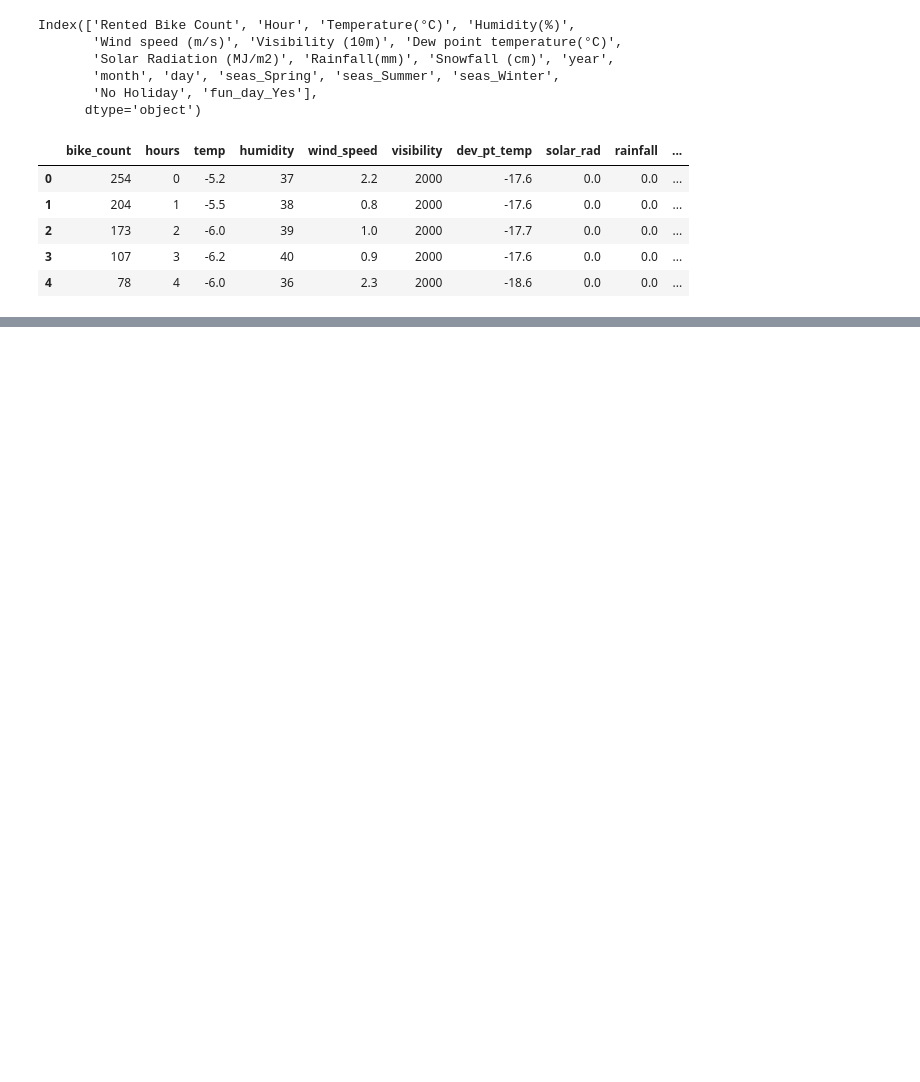
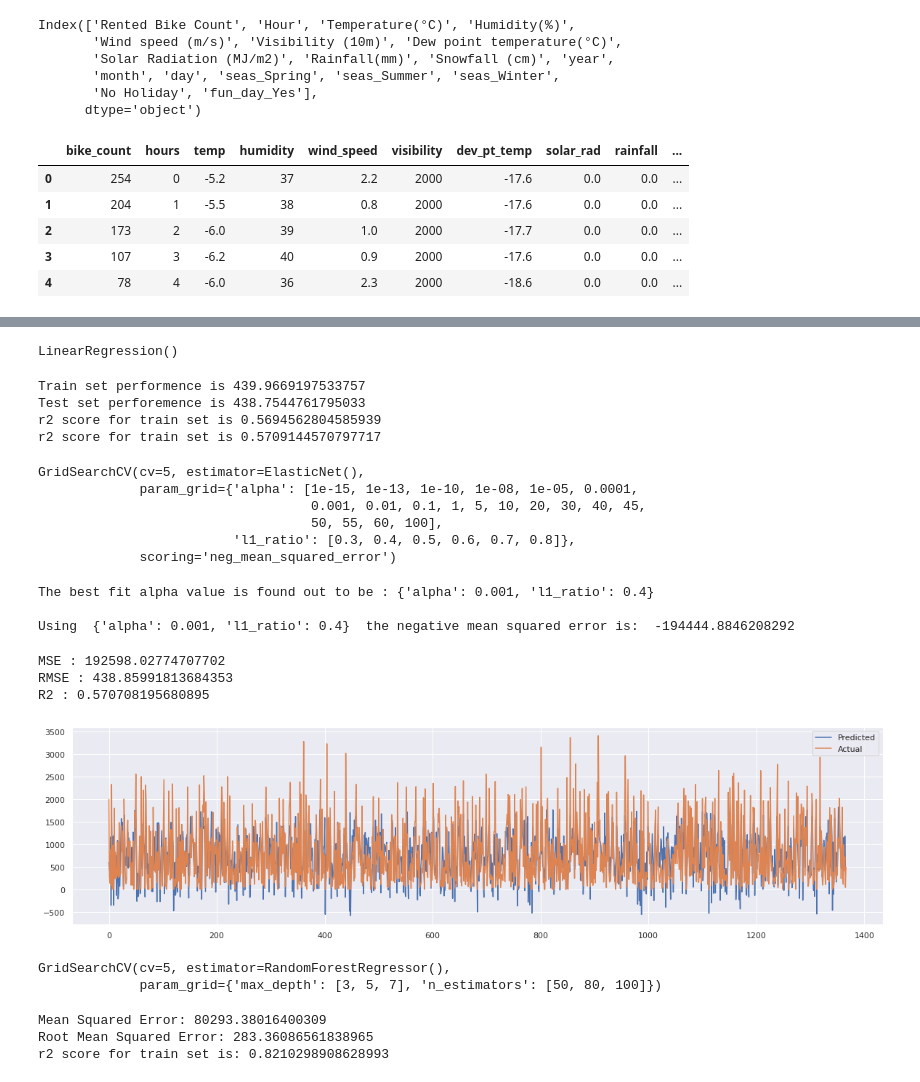
Before and after one commit to handetushar/Bike-Sharing-Demand-Prediction, a Jupyter notebook: Bike_Sharing_Demand_Prediction_Capstone_Project.ipynb, the cells around one changed output, grey strips where cells are left out. Cells and saved outputs as stored; diff of their text form; code cells hidden in the pictures; blank space fills up the shorter version.

```diff
--- a/Bike_Sharing_Demand_Prediction_Capstone_Project.ipynb
+++ b/Bike_Sharing_Demand_Prediction_Capstone_Project.ipynb
@@ -262,0 +297,11 @@ print(X_train.shape, X_test.shape )
+# %%
+# Transforming data
+scaler = StandardScaler()
+X_train = scaler.fit_transform(X_train)
+X_test = scaler.transform(X_test)
+# %%
+#Fitting Multiple Linear Regression to the Training set
+regressor = LinearRegression()
+regressor.fit(X_train, y_train)
+# %% [output]
+LinearRegression()
@@ -262,0 +312,52 @@ print(X_train.shape, X_test.shape )
+# %%
+print(f'Train set performence is {math.sqrt(mean_squared_error(y_train, y_pred_train))}')
+print(f'Test set perforemence is {math.sqrt(mean_squared_error(y_test, y_pred))}')
+print(f'r2 score for train set is {r2_score(y_train, y_pred_train)}')
+print(f'r2 score for train set is {r2_score(y_test, y_pred)}')
+# %% [output]
+Train set performence is 439.9669197533757
+Test set perforemence is 438.7544761795033
+r2 score for train set is 0.5694562804585939
+r2 score for train set is 0.5709144570797717
+# %%
+elastic = ElasticNet()
+parameters = {'alpha': [1e-15,1e-13,1e-10,1e-8,1e-5,1e-4,1e-3,1e-2,1e-1,1,5,10,20,30,40,45,50,55,60,100],'l1_ratio':[0.3,0.4,0.5,0.6,0.7,0.8]}
+elastic_regressor = GridSearchCV(elastic, parameters, scoring='neg_mean_squared_error',cv=5)
+elastic_regressor.fit(X_train, y_train)
+# %% [output]
+GridSearchCV(cv=5, estimator=ElasticNet(),
+             param_grid={'alpha': [1e-15, 1e-13, 1e-10, 1e-08, 1e-05, 0.0001,
+                                   0.001, 0.01, 0.1, 1, 5, 10, 20, 30, 40, 45,
+                                   50, 55, 60, 100],
+                         'l1_ratio': [0.3, 0.4, 0.5, 0.6, 0.7, 0.8]},
+             scoring='neg_mean_squared_error')
+# %%
+y_pred_elastic = elastic_regressor.predict(X_test)
+# %%
+print("The best fit alpha value is found out to be :" ,elastic_regressor.best_params_)
+print("\nUsing ",elastic_regressor.best_params_, " the negative mean squared error is: ", elastic_regressor.best_score_)
+# %% [output]
+The best fit alpha value is found out to be : {'alpha': 0.001, 'l1_ratio': 0.4}
+
+Using  {'alpha': 0.001, 'l1_ratio': 0.4}  the negative mean squared error is:  -194444.8846208292
+# %%
+MSE  = mean_squared_error((y_test), (y_pred_elastic))
+print("MSE :" , MSE)
+
+RMSE = np.sqrt(MSE)
+print("RMSE :" ,RMSE)
+
+r2 = r2_score((y_test), (y_pred_elastic))
+print("R2 :" ,r2)
+# %% [output]
+MSE : 192598.02774707702
+RMSE : 438.85991813684353
+R2 : 0.570708195680895
+# %%
+plt.figure(figsize=(20,5))
+plt.plot((y_pred_elastic))
+plt.plot((np.array(y_test)))
+plt.legend(["Predicted","Actual"])
+plt.show()
+# %% [output]
+[figure, added]
@@ -262,0 +368,6 @@ print(X_train.shape, X_test.shape )
+# %%
+# Fit the object to train dataset
+classifier.fit(X_train, y_train)
+# %% [output]
+GridSearchCV(cv=5, estimator=RandomForestRegressor(),
+             param_grid={'max_depth': [3, 5, 7], 'n_estimators': [50, 80, 100]})
@@ -262,0 +377,8 @@ print(X_train.shape, X_test.shape )
+# %%
+print('Mean Squared Error:', mean_squared_error(y_test, test_preds))
+print('Root Mean Squared Error:', np.sqrt(mean_squared_error(y_test, test_preds)))
+print('r2 score for train set is:',  r2_score(y_test, test_preds))
+# %% [output]
+Mean Squared Error: 80293.38016400309
+Root Mean Squared Error: 283.36086561838965
+r2 score for train set is: 0.8210298908628993
```
Also changed, not shown: parts of 20 cells of this notebook.
